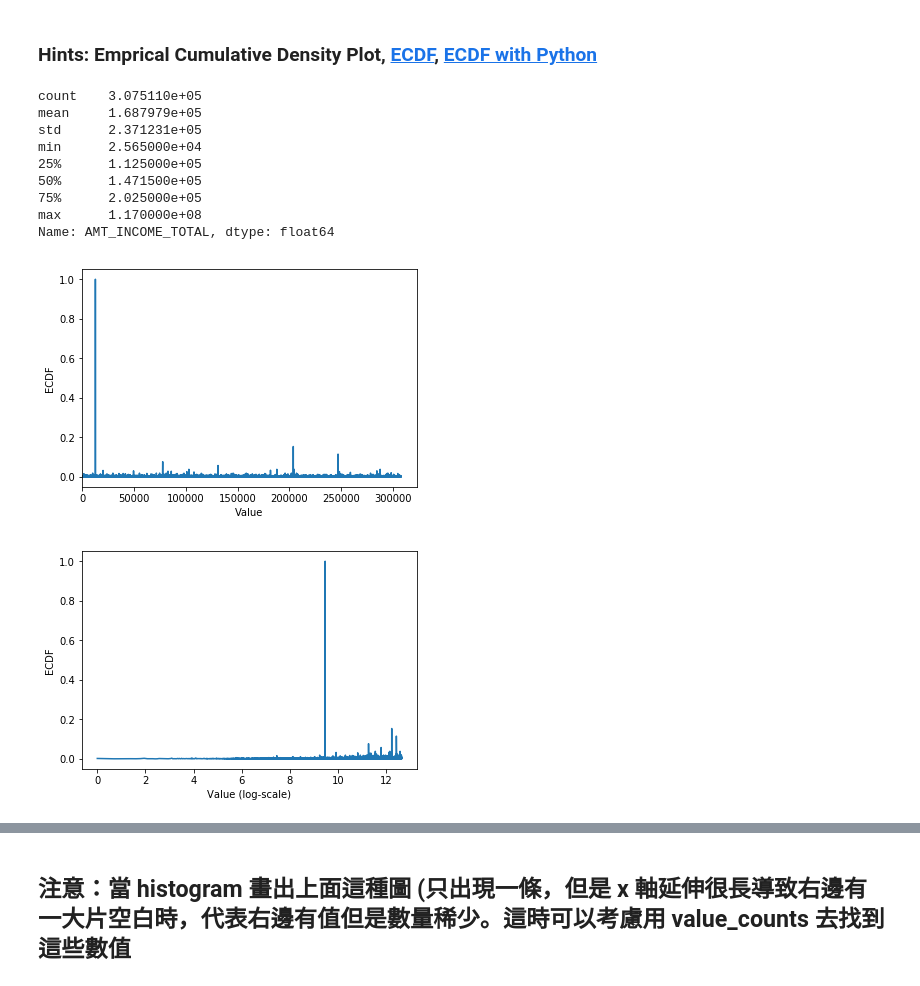
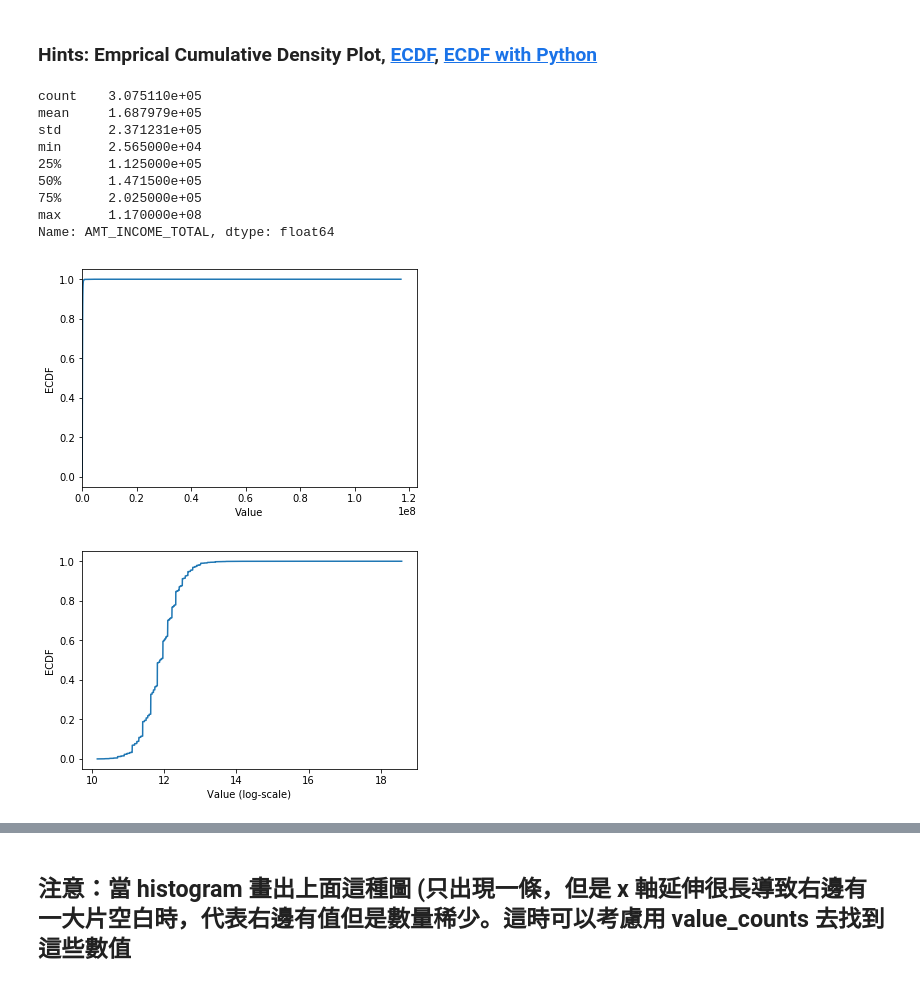
Before and after one commit to johnnydddd/4-th-ML100Days, a Jupyter notebook: homework/Day_009_HW.ipynb, the cells around one changed output, grey strips where cells are left out. Drawn from its saved outputs; the diff is of its cells as text; code cells hidden in the pictures.

```diff
--- a/homework/Day_009_HW.ipynb
+++ b/homework/Day_009_HW.ipynb
@@ -88,37 +87,37 @@ print(app_train['AMT_INCOME_TOTAL'].describe())
 """
 YOUR CODE HERE
 """
-cdf = app_train['AMT_INCOME_TOTAL']
+cdf = app_train['AMT_INCOME_TOTAL'].value_counts().sort_index().cumsum()
 
 
 plt.plot(list(cdf.index), cdf/cdf.max())
 plt.xlabel('Value')
 plt.ylabel('ECDF')
 plt.xlim([cdf.index.min(), cdf.index.max() * 1.05]) # 限制顯示圖片的範圍
 plt.ylim([-0.05,1.05]) # 限制顯示圖片的範圍
 
 plt.show()
 
 # 改變 y 軸的 Scale, 讓我們可以正常檢視 ECDF
 plt.plot(np.log(list(cdf.index)), cdf/cdf.max())
 plt.xlabel('Value (log-scale)')
 plt.ylabel('ECDF')
 
 plt.ylim([-0.05,1.05]) # 限制顯示圖片的範圍
 
 plt.show()
 # %% [output]
 count    3.075110e+05
 mean     1.687979e+05
 std      2.371231e+05
 min      2.565000e+04
 25%      1.125000e+05
 50%      1.471500e+05
 75%      2.025000e+05
 max      1.170000e+08
 Name: AMT_INCOME_TOTAL, dtype: float64
-[figure, old version]
+[figure, new version]
-[figure, old version]
+[figure, new version]
 # %% [markdown]
 ## 補充：Normal dist 的 ECDF
 ![ecdf_normal](https://au.mathworks.com/help/examples/stats/win64/PlotEmpiricalCdfAndCompareWithSamplingDistributionExample_01.png)
```
Also changed, not shown: parts of 4 cells of this notebook.
